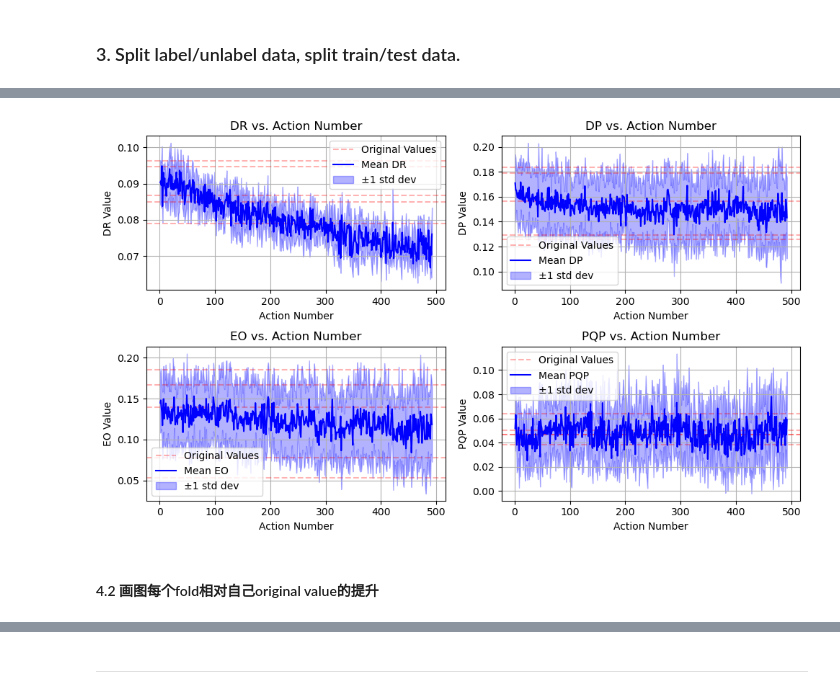
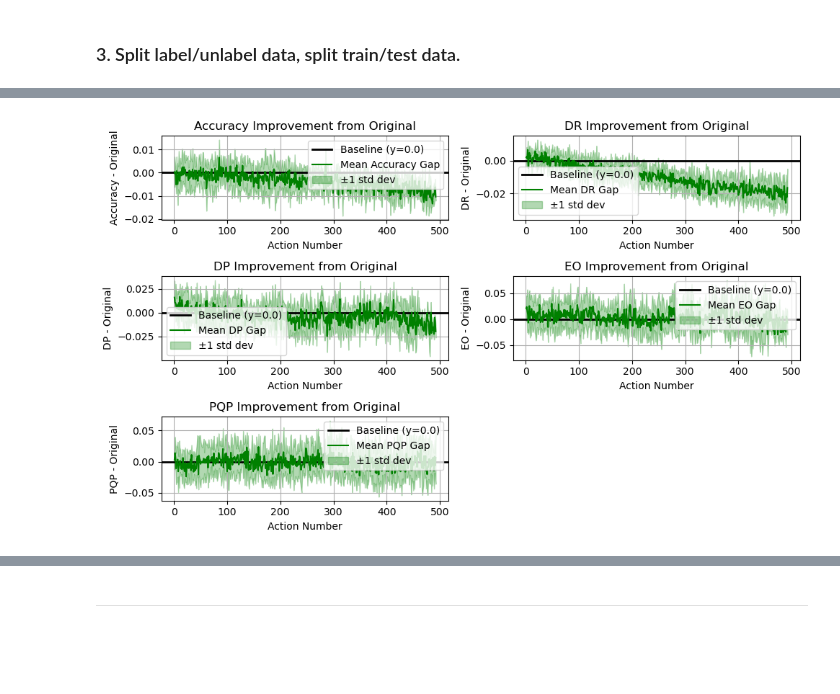
Before and after one commit to youlei202/FairSHAP, a Jupyter notebook: zzzz_5fold_compas.ipynb, the cells around one changed output, grey strips where cells are left out. Drawn from its saved outputs; the diff is of its cells as text; code cells hidden in the pictures; blank space fills up the shorter version.

```diff
--- a/zzzz_5fold_compas.ipynb
+++ b/zzzz_5fold_compas.ipynb
@@ -60,10 +60,3 @@ CSV 文件已保存：saved_results\compas\fairSHAP-EO_5-fold_results.csv
-# %%
-def extract_original_values(fold):
-    original_DR = fold.loc[0,'new_DR']
-    original_DP = fold.loc[0,'new_DP']
-    original_EO = fold.loc[0,'new_EO']
-    original_PQP = fold.loc[0,'new_PQP']
-    return original_DR, original_DP, original_EO, original_PQP
 # %%
 import pandas as pd
 import numpy as np
@@ -96,21 +152,19 @@ original_pqps = [fold1_original_PQP, fold2_original_PQP, fold3_original_PQP, fol
 # %%
-from src.visualization.visualization2 import plot_results
+from src.visualization.visualization1 import plot_fairness_improvement
 
-# 调用函数
-plot_results(
+plot_fairness_improvement(
     folds=folds,
+    original_accuracy=original_accuracy,
     original_DR=original_drs,
     original_DP=original_dps,
     original_EO=original_eos,
     original_PQP=original_pqps,
-    stop_when_no_data=3,
+    stop_when_no_data=3,  # 当有 3 个 fold 无数据时停止
     min_action=1,
+    baseline=0.0,
     figsize=(10, 6),
     fill_alpha=0.3,
-    fill_color='b',
-    red_alpha=0.3  # 红线透明度
+    fill_color='g'
 )
 # %% [output]
-[figure, old version]
+[figure, new version]
-# %% [markdown]
-#### 4.2 画图每个fold相对自己original value的提升
```
Also changed, not shown: parts of 6 cells of this notebook, 10 other files.
